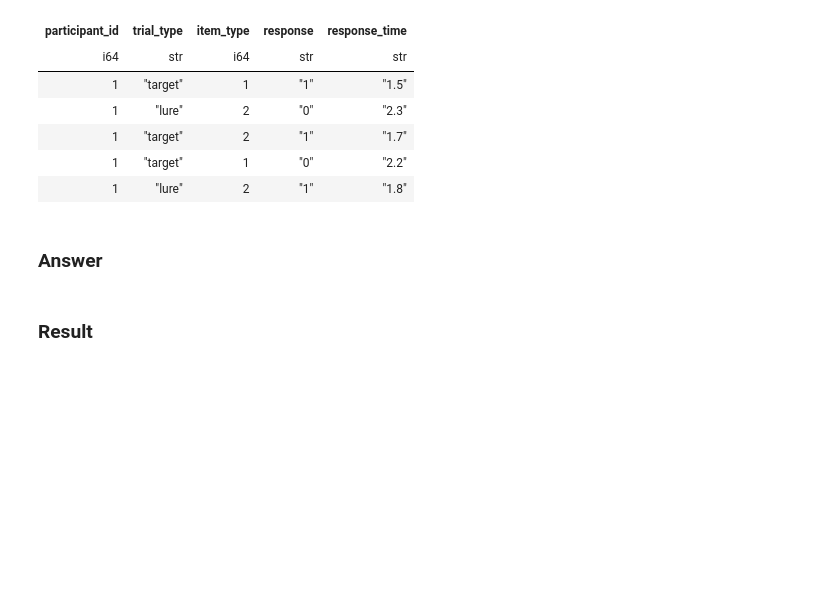
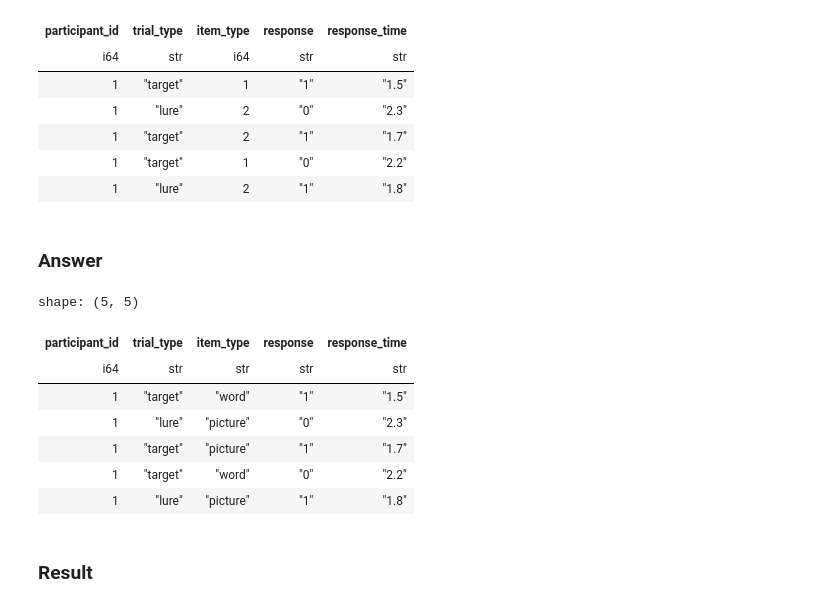
Before and after one commit to corruptedstar/datascipsych, a Jupyter notebook: assignments/assignment9/assignment9.ipynb, the cells around one changed output. Drawn from its saved outputs; the diff is of its cells as text; code cells hidden in the pictures; blank space fills up the shorter version.

```diff
--- a/assignments/assignment9/assignment9.ipynb
+++ b/assignments/assignment9/assignment9.ipynb
@@ -70,3 +93,17 @@ shape: (5, 5)
+# %%
+data = pl.read_csv("study.csv")
+data.with_columns(
+    pl.col("item_type").cast(pl.String).replace({1: "word", 2: "picture"}).alias("item_type")
+).head()
+# %% [output]
+shape: (5, 5)
+| participant_id | trial_type | item_type | response | response_time |
+| i64 | str | str | str | str |
+| 1 | "target" | "word" | "1" | "1.5" |
+| 1 | "lure" | "picture" | "0" | "2.3" |
+| 1 | "target" | "picture" | "1" | "1.7" |
+| 1 | "target" | "word" | "0" | "2.2" |
+| 1 | "lure" | "picture" | "1" | "1.8" |
 # %% [markdown]
 ### Result
 # %%
```
Also changed, not shown: parts of 17 cells of this notebook, 3 other files.
